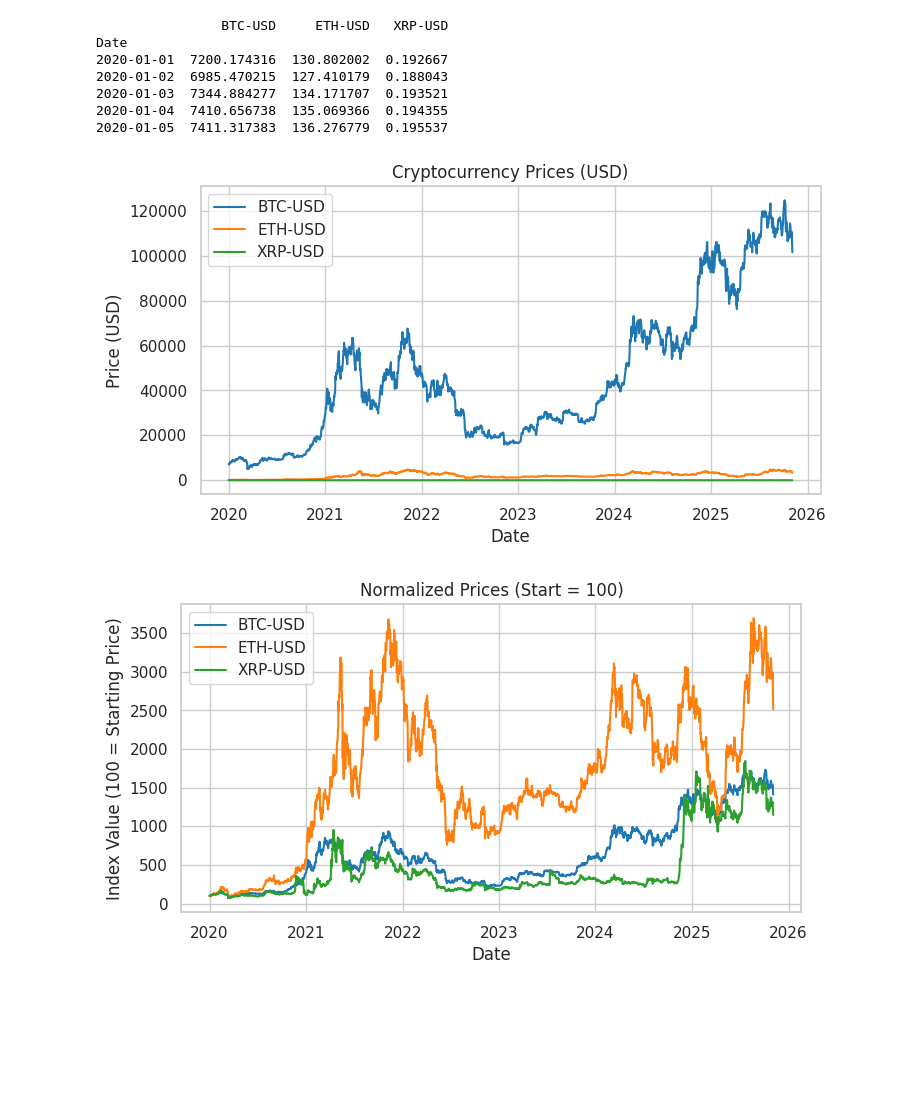
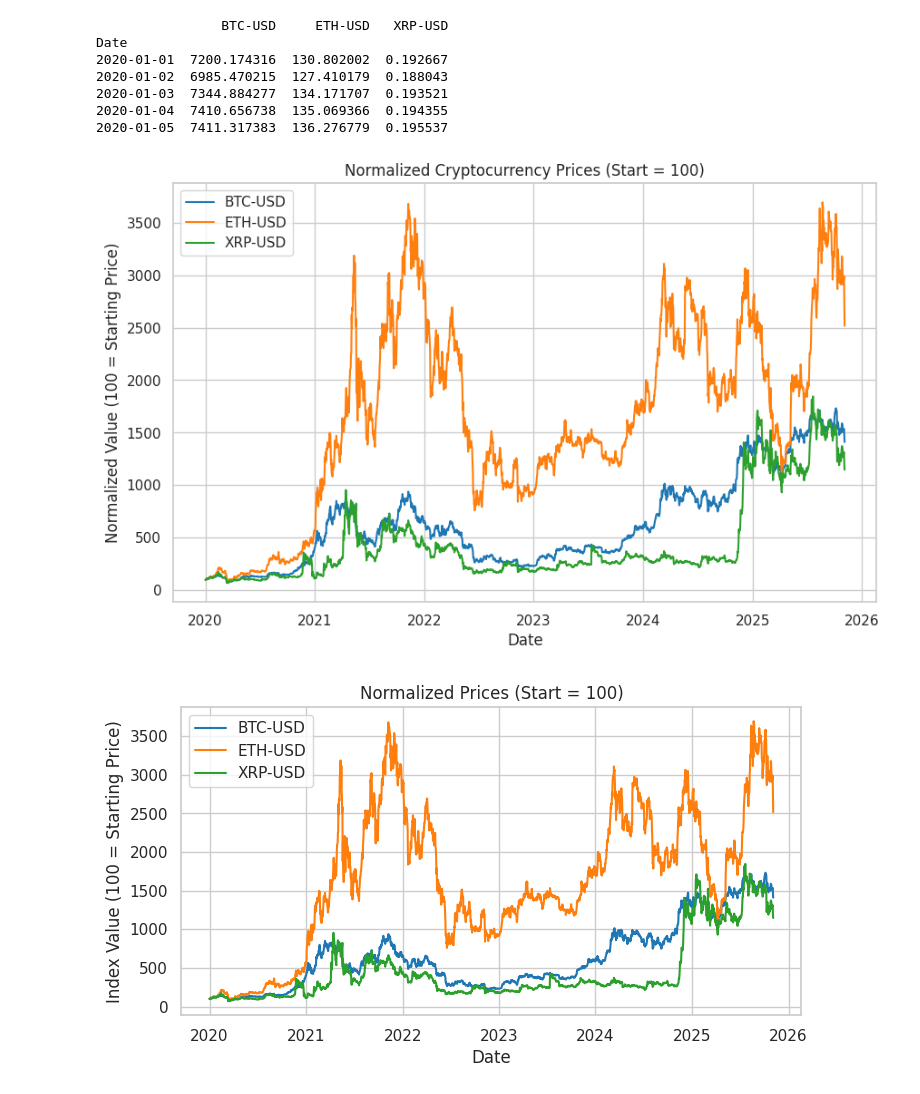
Before and after one commit to aditii01/crypto-analysis, a Jupyter notebook: crypto_market_analysis.ipynb, the cells around one changed output. Cells and saved outputs as stored; diff of their text form; code cells hidden in the pictures; blank space fills up the shorter version.

```diff
--- a/crypto_market_analysis.ipynb
+++ b/crypto_market_analysis.ipynb
@@ -55,16 +55,17 @@ Date
 prices = adj_close.ffill().bfill()
 # %%
 #Price Trends (USD)
-plt.figure(figsize=(8,4))
-for t in prices.columns:
-    plt.plot(prices.index, prices[t], label=t)
-plt.title("Cryptocurrency Prices (USD)")
+normalized = prices / prices.iloc[0] * 100
+plt.figure(figsize=(10,6))
+for t in normalized.columns:
+    plt.plot(normalized.index, normalized[t], label=t)
+plt.title("Normalized Cryptocurrency Prices (Start = 100)")
 plt.xlabel("Date")
-plt.ylabel("Price (USD)")
+plt.ylabel("Normalized Value (100 = Starting Price)")
 plt.legend()
 plt.show()
 # %% [output]
-[figure, old version]
+[figure, new version]
 # %%
 #calculate returns
 daily_ret = prices.pct_change().dropna()
```
